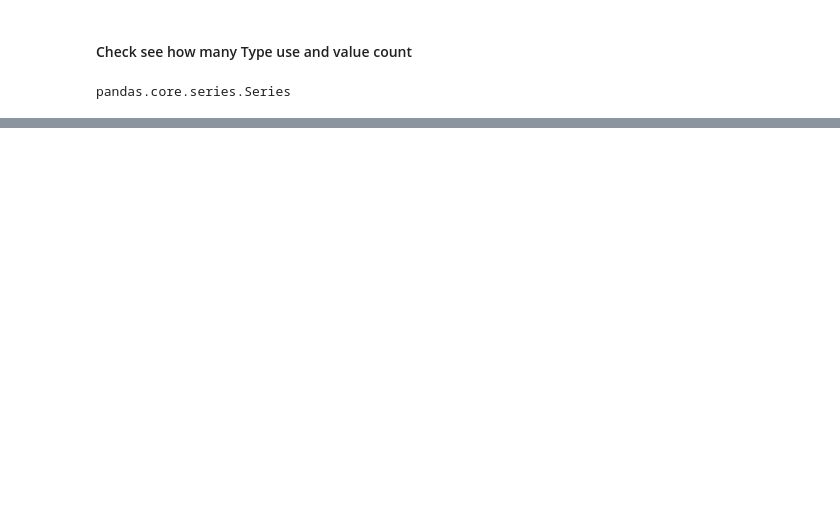
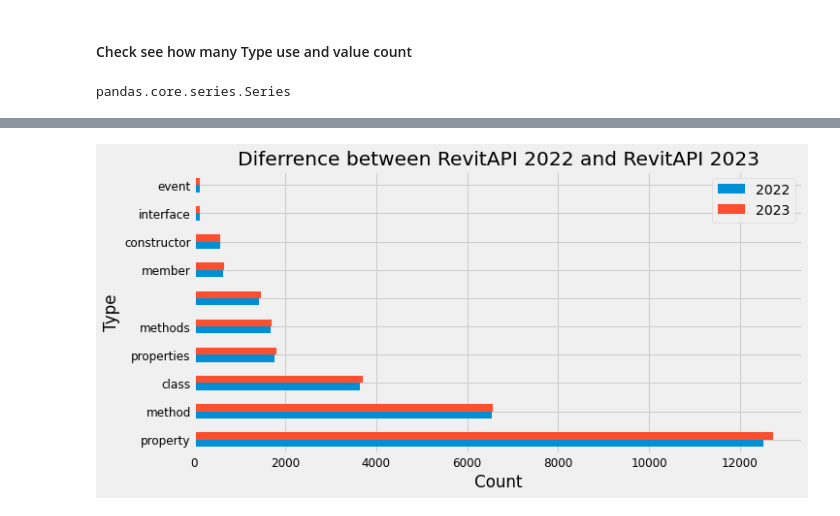
Before and after one commit to chuongmep/RevitAPIDocGen, a Jupyter notebook: JsonRevitAPI.ipynb, the cells around one changed output, grey strips where cells are left out. Cells and saved outputs as stored; diff of their text form; code cells hidden in the pictures; blank space fills up the shorter version.

```diff
--- a/JsonRevitAPI.ipynb
+++ b/JsonRevitAPI.ipynb
@@ -192,0 +252,9 @@ TypeError: float() argument must be a string or a number, not 'method'
+# %%
+matplotlib.style.use('fivethirtyeight')
+df.plot(kind='barh',figsize=(10,5),rot=0,fontsize=12)
+plt.title("Diferrence between RevitAPI 2022 and RevitAPI 2023")
+plt.xlabel("Count")
+plt.ylabel("Type")
+plt.show()
+# %% [output]
+[figure, added]
```
Also changed, not shown: parts of 17 cells of this notebook.
